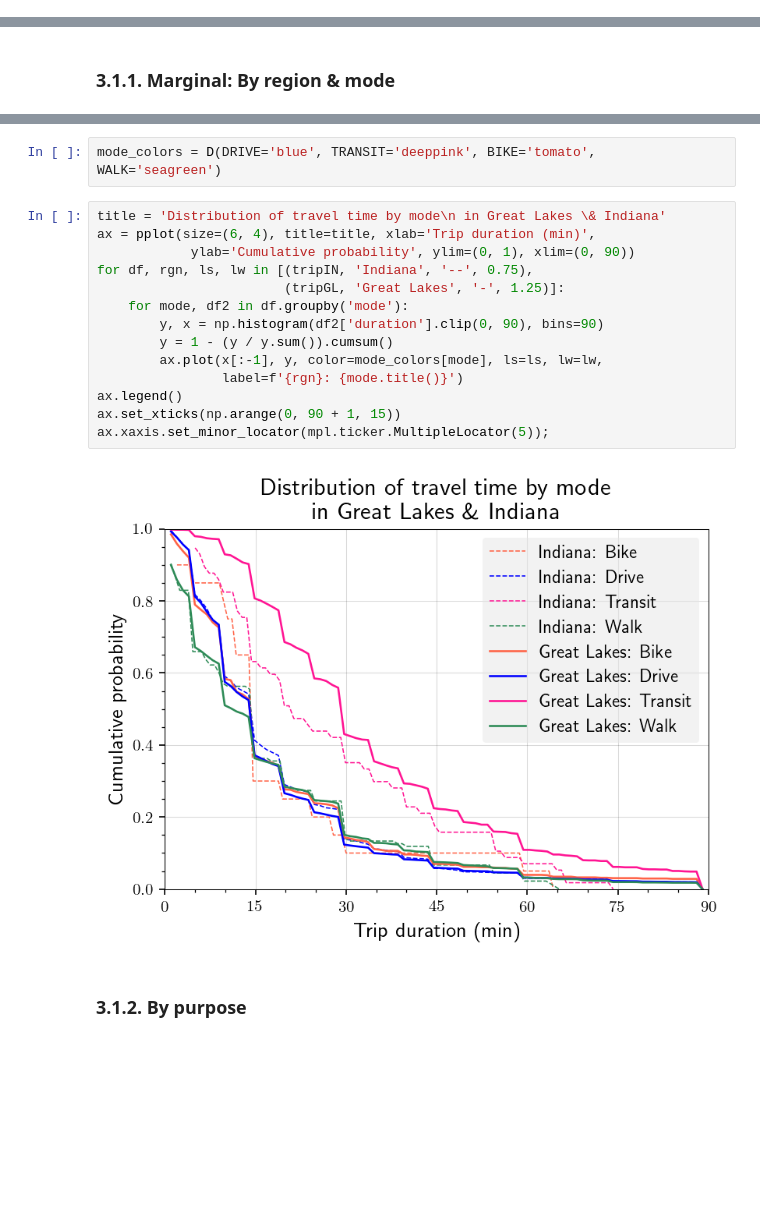
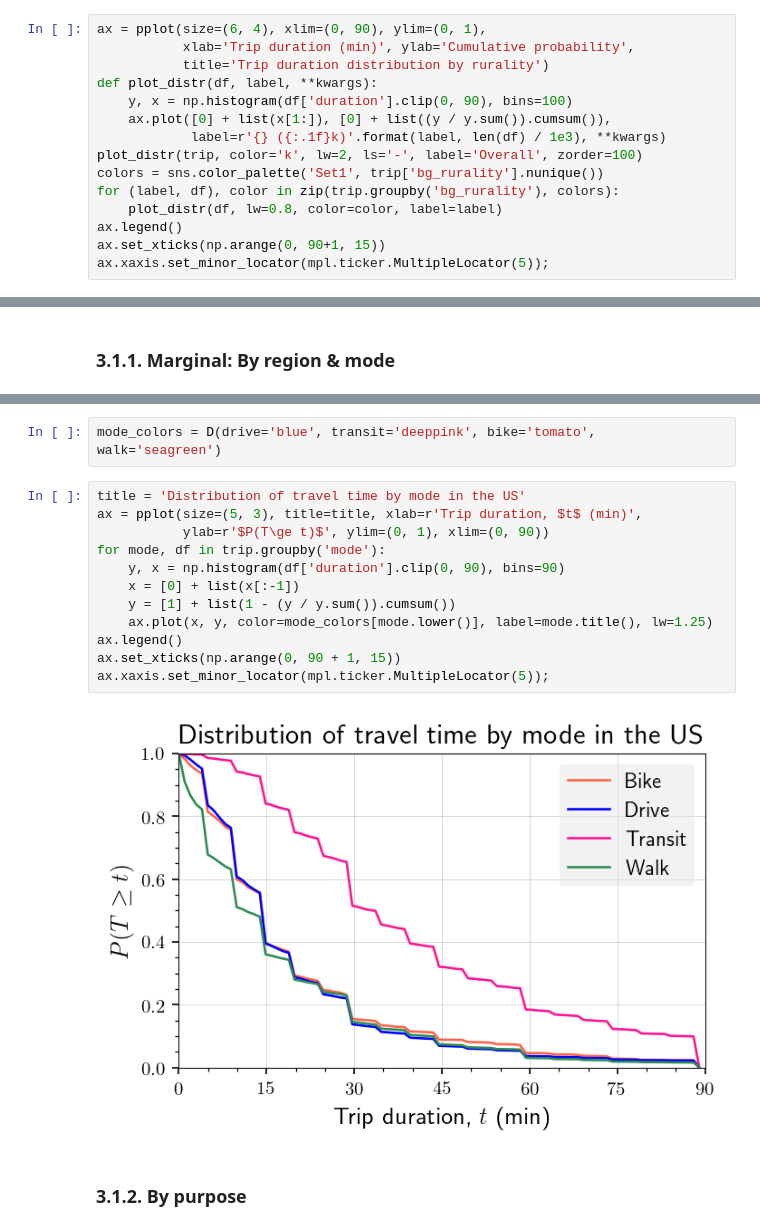
Before and after one commit to rvanxer/spr_4711, a Jupyter notebook: code/nhts.ipynb, the cells around one changed output, grey strips where cells are left out. Saved outputs shown, nothing was run; the diff lists cells and outputs as text; blank space fills up the shorter version.

```diff
--- a/code/nhts.ipynb
+++ b/code/nhts.ipynb
@@ -114,0 +121,15 @@ ax.xaxis.set_minor_locator(mpl.ticker.MultipleLocator(5));
+# %%
+ax = pplot(size=(6, 4), xlim=(0, 90), ylim=(0, 1),
+           xlab='Trip duration (min)', ylab='Cumulative probability',
+           title='Trip duration distribution by rurality')
+def plot_distr(df, label, **kwargs):
+    y, x = np.histogram(df['duration'].clip(0, 90), bins=100)
+    ax.plot([0] + list(x[1:]), [0] + list((y / y.sum()).cumsum()),
+            label=r'{} ({:.1f}k)'.format(label, len(df) / 1e3), **kwargs)
+plot_distr(trip, color='k', lw=2, ls='-', label='Overall', zorder=100)
+colors = sns.color_palette('Set1', trip['bg_rurality'].nunique())
+for (label, df), color in zip(trip.groupby('bg_rurality'), colors):
+    plot_distr(df, lw=0.8, color=color, label=label)
+ax.legend()
+ax.set_xticks(np.arange(0, 90+1, 15))
+ax.xaxis.set_minor_locator(mpl.ticker.MultipleLocator(5));
@@ -178,21 +191,19 @@ tripGL.groupby('mode').duration.describe()
 # %%
-mode_colors = D(DRIVE='blue', TRANSIT='deeppink', BIKE='tomato', WALK='seagreen')
+mode_colors = D(drive='blue', transit='deeppink', bike='tomato', walk='seagreen')
 # %%
-title = 'Distribution of travel time by mode\n in Great Lakes \& Indiana'
-ax = pplot(size=(6, 4), title=title, xlab='Trip duration (min)',
-            ylab='Cumulative probability', ylim=(0, 1), xlim=(0, 90))
-for df, rgn, ls, lw in [(tripIN, 'Indiana', '--', 0.75),
-                        (tripGL, 'Great Lakes', '-', 1.25)]:
-    for mode, df2 in df.groupby('mode'):
-        y, x = np.histogram(df2['duration'].clip(0, 90), bins=90)
-        y = 1 - (y / y.sum()).cumsum()
-        ax.plot(x[:-1], y, color=mode_colors[mode], ls=ls, lw=lw,
-                label=f'{rgn}: {mode.title()}')
+title = 'Distribution of travel time by mode in the US'
+ax = pplot(size=(5, 3), title=title, xlab=r'Trip duration, $t$ (min)',
+           ylab=r'$P(T\ge t)$', ylim=(0, 1), xlim=(0, 90))
+for mode, df in trip.groupby('mode'):
+    y, x = np.histogram(df['duration'].clip(0, 90), bins=90)
+    x = [0] + list(x[:-1])
+    y = [1] + list(1 - (y / y.sum()).cumsum())
+    ax.plot(x, y, color=mode_colors[mode.lower()], label=mode.title(), lw=1.25)
 ax.legend()
 ax.set_xticks(np.arange(0, 90 + 1, 15))
 ax.xaxis.set_minor_locator(mpl.ticker.MultipleLocator(5));
 # %% [output]
-[figure, old version]
+[figure, new version]
 # %% [markdown]
 ### 3.1.2. By purpose
 # %%
```
Also changed, not shown: parts of 12 cells of this notebook, 8 other files.
